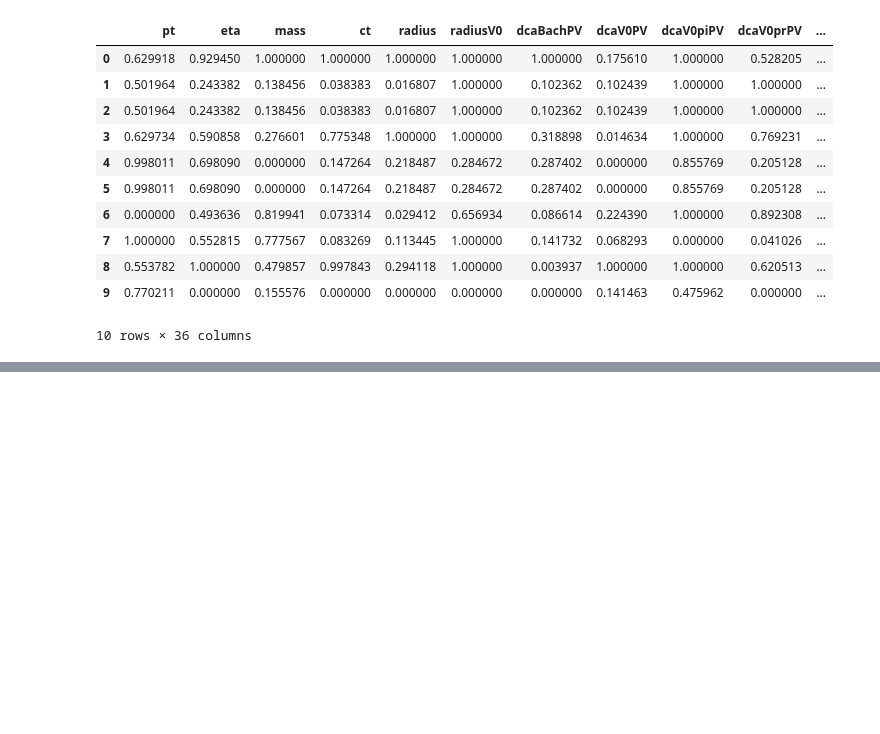
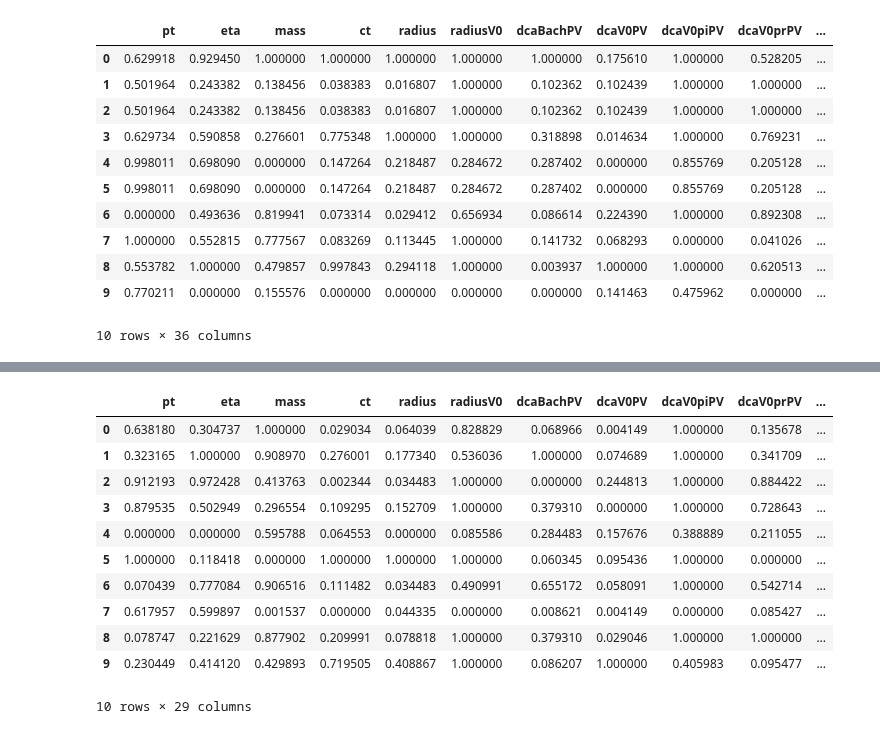
Before and after one commit to robertnesterodhiambo/Advanced_Data_analysis, a Jupyter notebook: OmegaBDT.ipynb, the cells around one changed output, grey strips where cells are left out. Drawn from its saved outputs; the diff is of its cells as text; code cells hidden in the pictures; blank space fills up the shorter version.

```diff
--- a/OmegaBDT.ipynb
+++ b/OmegaBDT.ipynb
@@ -350,0 +478,26 @@ normalized_df
+# %%
+
+from sklearn.preprocessing import MinMaxScaler
+
+# Initialize the MinMaxScaler
+scaler = MinMaxScaler()
+
+# Normalize the standardized data
+normalized_data = scaler.fit_transform(standardized_df_real)
+
+# Convert the normalized data back to a DataFrame
+normalized_df_real = pd.DataFrame(normalized_data, columns=AnalysisResults_reduced.columns)
+normalized_df_real
+# %% [output]
+|  | pt | eta | mass | ct | radius | radiusV0 | dcaBachPV | dcaV0PV | dcaV0piPV | dcaV0prPV | ... |
+| 0 | 0.638180 | 0.304737 | 1.000000 | 0.029034 | 0.064039 | 0.828829 | 0.068966 | 0.004149 | 1.000000 | 0.135678 | ... |
+| 1 | 0.323165 | 1.000000 | 0.908970 | 0.276001 | 0.177340 | 0.536036 | 1.000000 | 0.074689 | 1.000000 | 0.341709 | ... |
+| 2 | 0.912193 | 0.972428 | 0.413763 | 0.002344 | 0.034483 | 1.000000 | 0.000000 | 0.244813 | 1.000000 | 0.884422 | ... |
+| 3 | 0.879535 | 0.502949 | 0.296554 | 0.109295 | 0.152709 | 1.000000 | 0.379310 | 0.000000 | 1.000000 | 0.728643 | ... |
+| 4 | 0.000000 | 0.000000 | 0.595788 | 0.064553 | 0.000000 | 0.085586 | 0.284483 | 0.157676 | 0.388889 | 0.211055 | ... |
+| 5 | 1.000000 | 0.118418 | 0.000000 | 1.000000 | 1.000000 | 1.000000 | 0.060345 | 0.095436 | 1.000000 | 0.000000 | ... |
+| 6 | 0.070439 | 0.777084 | 0.906516 | 0.111482 | 0.034483 | 0.490991 | 0.655172 | 0.058091 | 1.000000 | 0.542714 | ... |
+| 7 | 0.617957 | 0.599897 | 0.001537 | 0.000000 | 0.044335 | 0.000000 | 0.008621 | 0.004149 | 0.000000 | 0.085427 | ... |
+| 8 | 0.078747 | 0.221629 | 0.877902 | 0.209991 | 0.078818 | 1.000000 | 0.379310 | 0.029046 | 1.000000 | 1.000000 | ... |
+| 9 | 0.230449 | 0.414120 | 0.429893 | 0.719505 | 0.408867 | 1.000000 | 0.086207 | 1.000000 | 0.405983 | 0.095477 | ... |
+10 rows × 29 columns
```
Also changed, not shown: parts of 6 cells of this notebook.
